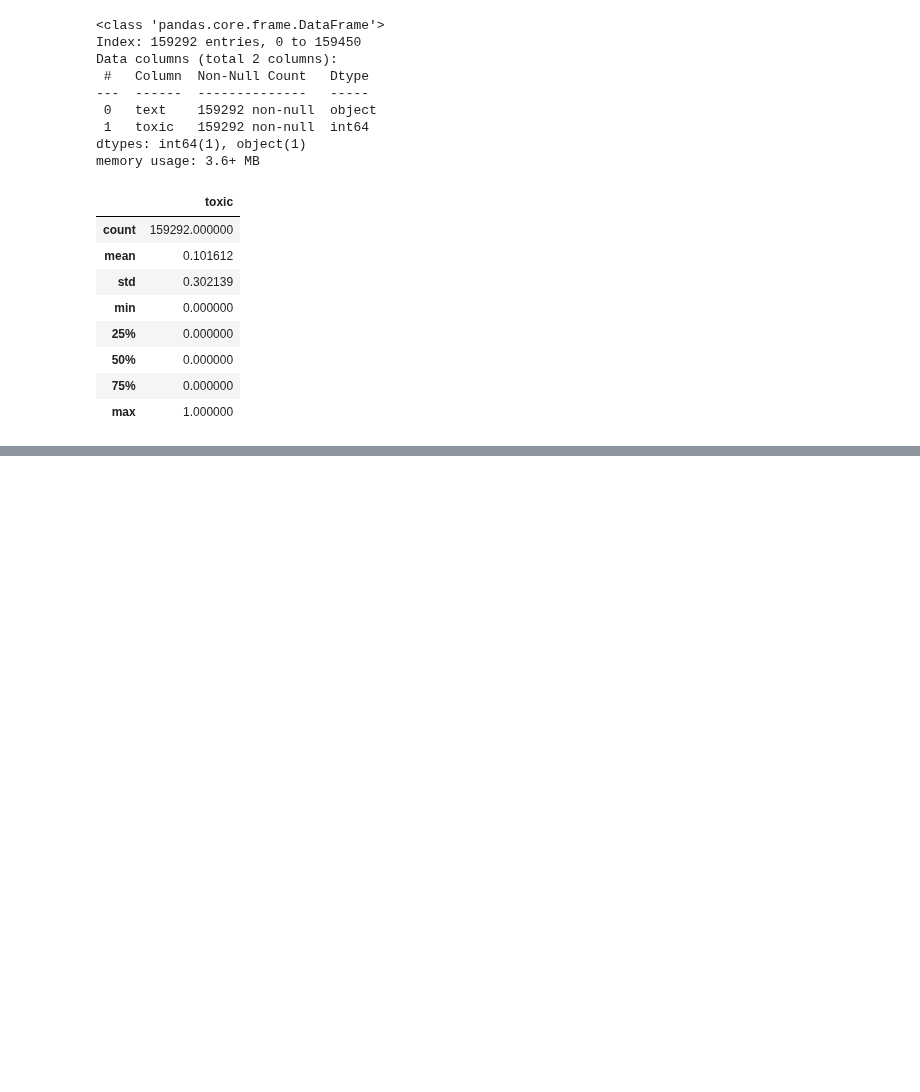
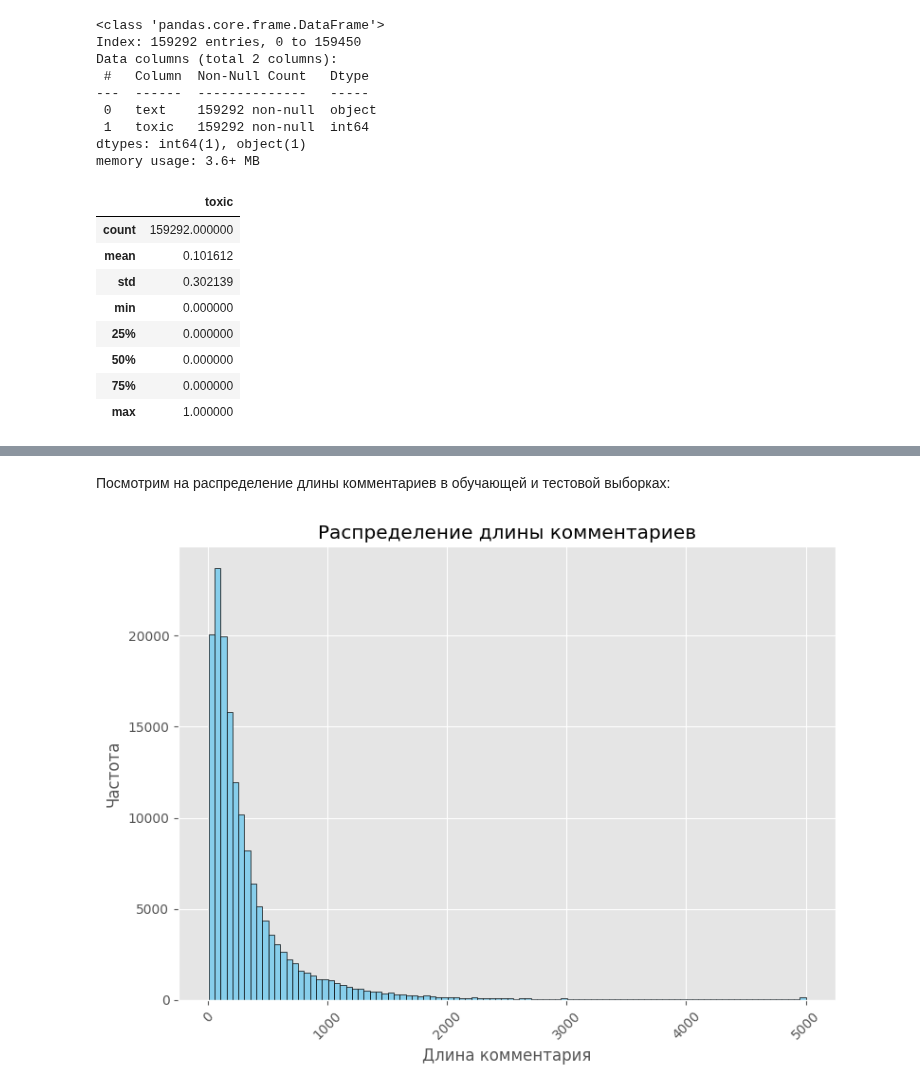
Before and after one commit to samurai921/task_sklearn, a Jupyter notebook: task_3/task_3.ipynb, the cells around one changed output, grey strips where cells are left out. Drawn from its saved outputs; the diff is of its cells as text; code cells hidden in the pictures; blank space fills up the shorter version.

```diff
--- a/task_3/task_3.ipynb
+++ b/task_3/task_3.ipynb
@@ -68,0 +139,2 @@ df.toxic.hist()
+# %%
+df['comment_length'] = df['text'].str.len()
@@ -68,0 +153,29 @@ df.toxic.hist()
+# %% [markdown]
+Посмотрим на распределение длины комментариев в обучающей и тестовой выборках:
+# %%
+# Используем стиль ggplot для более привлекательного внешнего вида
+plt.style.use('ggplot')
+
+# Создание объекта Figure и осей
+fig, ax = plt.subplots(figsize=(8, 6))
+
+# Название графика и построение гистограммы
+title = 'Распределение длины комментариев'
+df['comment_length'].hist(ax=ax, bins=100, color='skyblue', edgecolor='black')
+
+# Установка заголовка и меток осей
+ax.set(title=title, xlabel='Длина комментария', ylabel='Частота')
+
+# Добавление сетки для лучшей читаемости
+ax.grid(True)
+
+# Уменьшение перекрытия меток оси x
+plt.xticks(rotation=45)
+
+# Подгонка макета
+plt.tight_layout()
+
+# Отображение графика
+plt.show()
+# %% [output]
+[figure, added]
```
Also changed, not shown: parts of 18 cells of this notebook.
